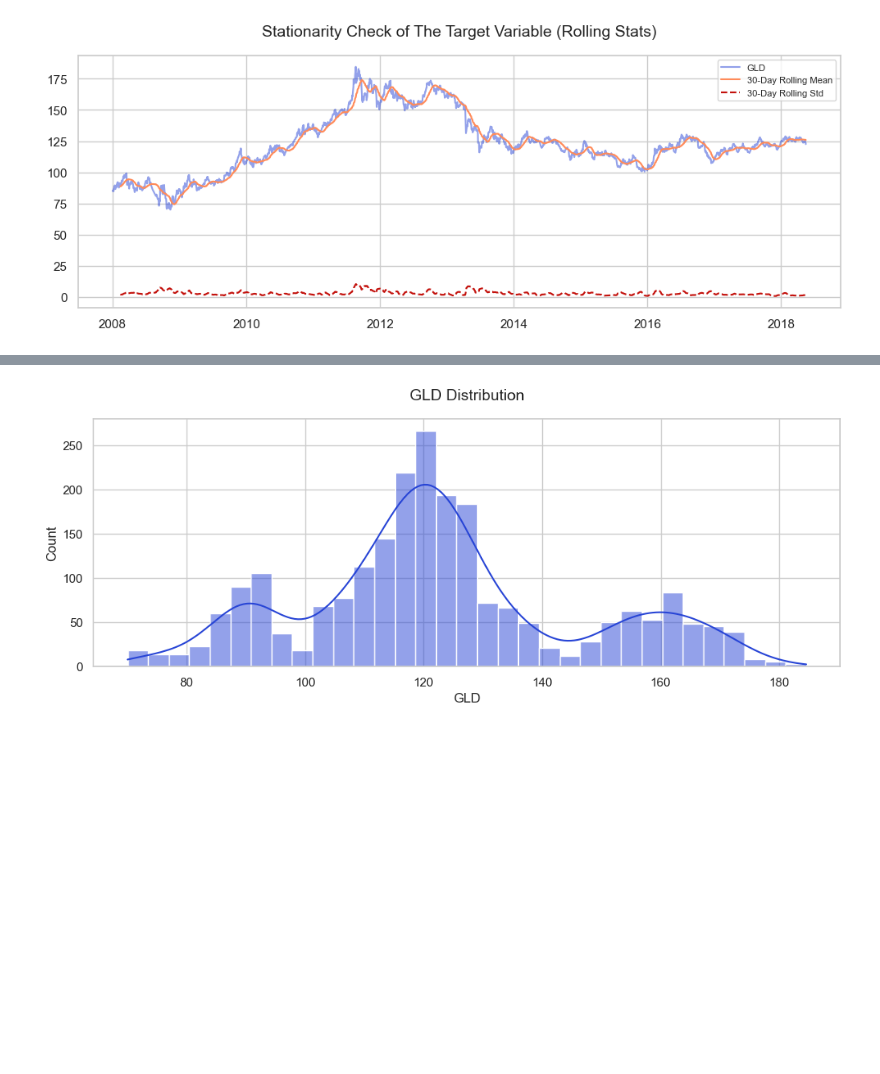
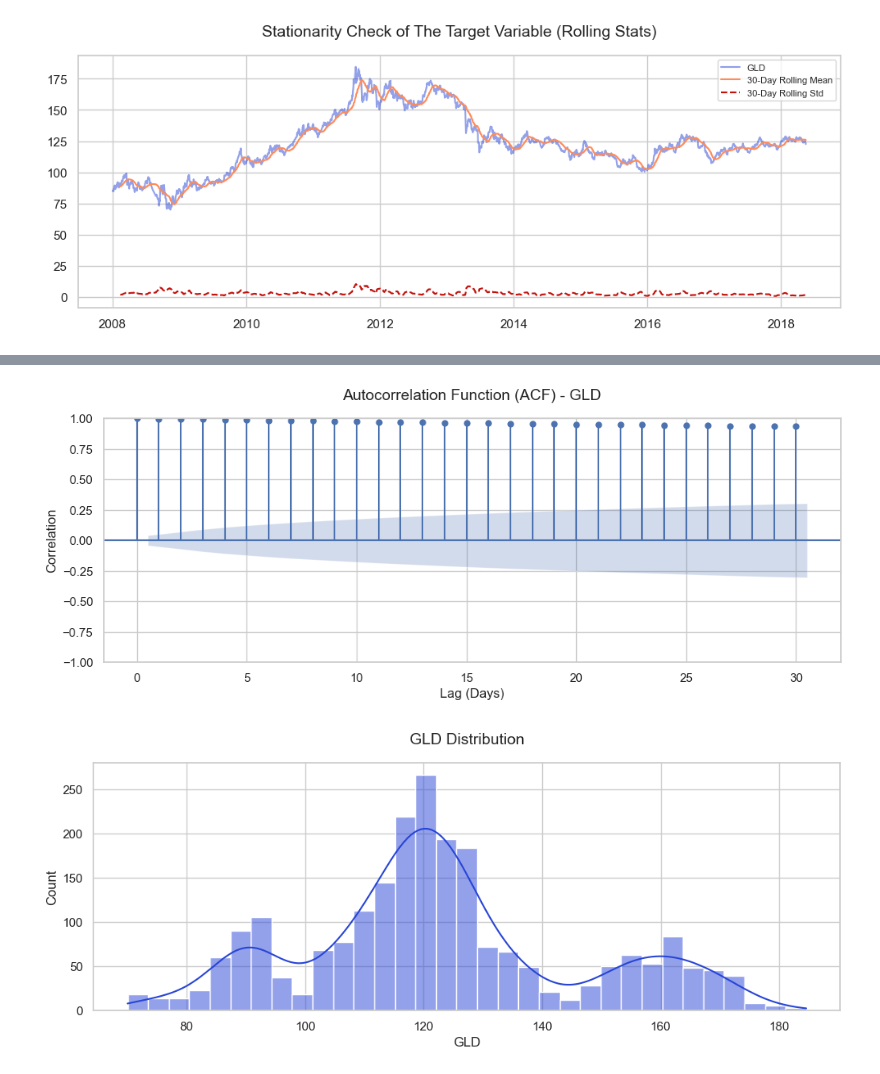
Before and after one commit to tshihab07/gold-price-forecasting, a Jupyter notebook: notebookes/dataPreprocessing.ipynb, the cells around one changed output, grey strips where cells are left out. Drawn from its saved outputs; the diff is of its cells as text; code cells hidden in the pictures; blank space fills up the shorter version.

Commit message:
feat(Univariate Analysis): add Autocorrelation Functionplot  in Univariate analysis for target variable

```diff
--- a/notebookes/dataPreprocessing.ipynb
+++ b/notebookes/dataPreprocessing.ipynb
@@ -205,6 +205,20 @@ plt.show()
 - TEST formally with Augmented Dickey-Fuller (ADF) test after visual inspection
 - For ML Models: Use returns (% change) instead of raw prices
 - For Time Series Models: Use differenced series or model the trend explicitly
+# %%
+""" Autocorrelation (ACF) """
+# plot sizing
+plt.figure(figsize=(12, 4))
+
+from statsmodels.graphics.tsaplots import plot_acf
+
+plot_acf(df['GLD'], lags=30, ax=plt.gca(), alpha=0.05)
+plt.title('Autocorrelation Function (ACF) - GLD', fontsize=14, y=1.05)
+plt.xlabel('Lag (Days)')
+plt.ylabel('Correlation')
+plt.show()
+# %% [output]
+[figure, added]
 # %%
 """ Histogram to Check Data Distribution """
 # figure size
```
